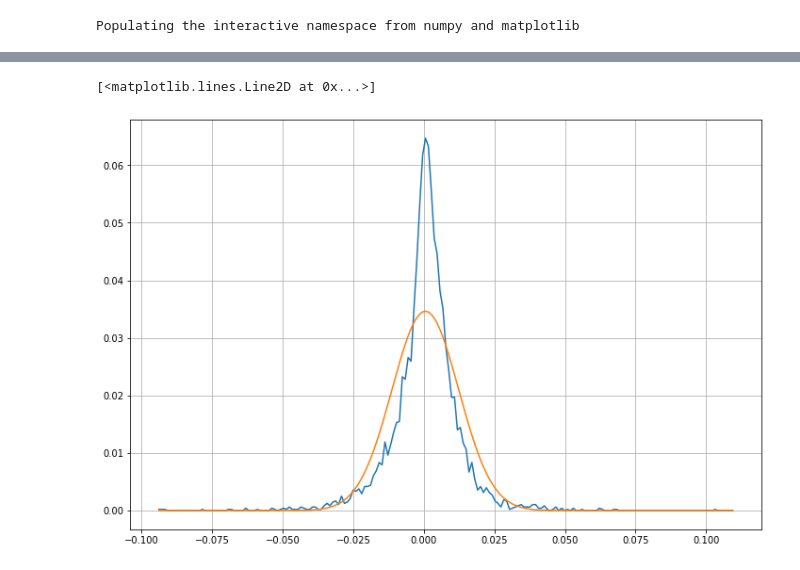
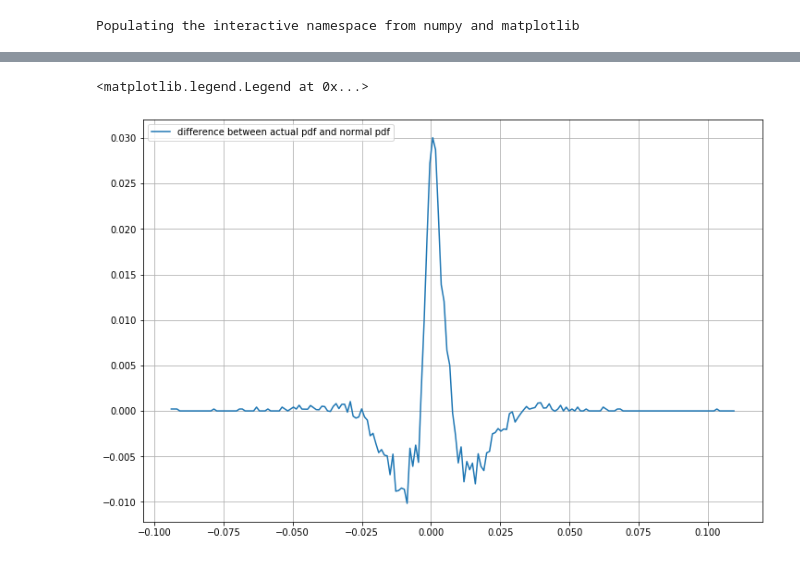
Before and after one commit to idrach55/Trading, a Jupyter notebook: stocks.ipynb, the cells around one changed output, grey strips where cells are left out. Cells and saved outputs as stored; diff of their text form; code cells hidden in the pictures.

```diff
--- a/stocks.ipynb
+++ b/stocks.ipynb
@@ -32,6 +46,6 @@ norm_equiv = stat.norm.cdf(cdfx,loc=0,scale=vol)
 # %%
-plot(cdfx[1:],np.diff(cdfy))
-plot(cdfx[1:],np.diff(norm_equiv))
+plot(cdfx[1:],np.diff(cdfy)-np.diff(norm_equiv),label='difference between actual pdf and normal pdf')
+legend(loc='upper left')
 # %% [output]
-[<matplotlib.lines.Line2D at 0x...>]
+<matplotlib.legend.Legend at 0x...>
-[figure, old version]
+[figure, new version]
```
Also changed, not shown: parts of 22 cells of this notebook.
